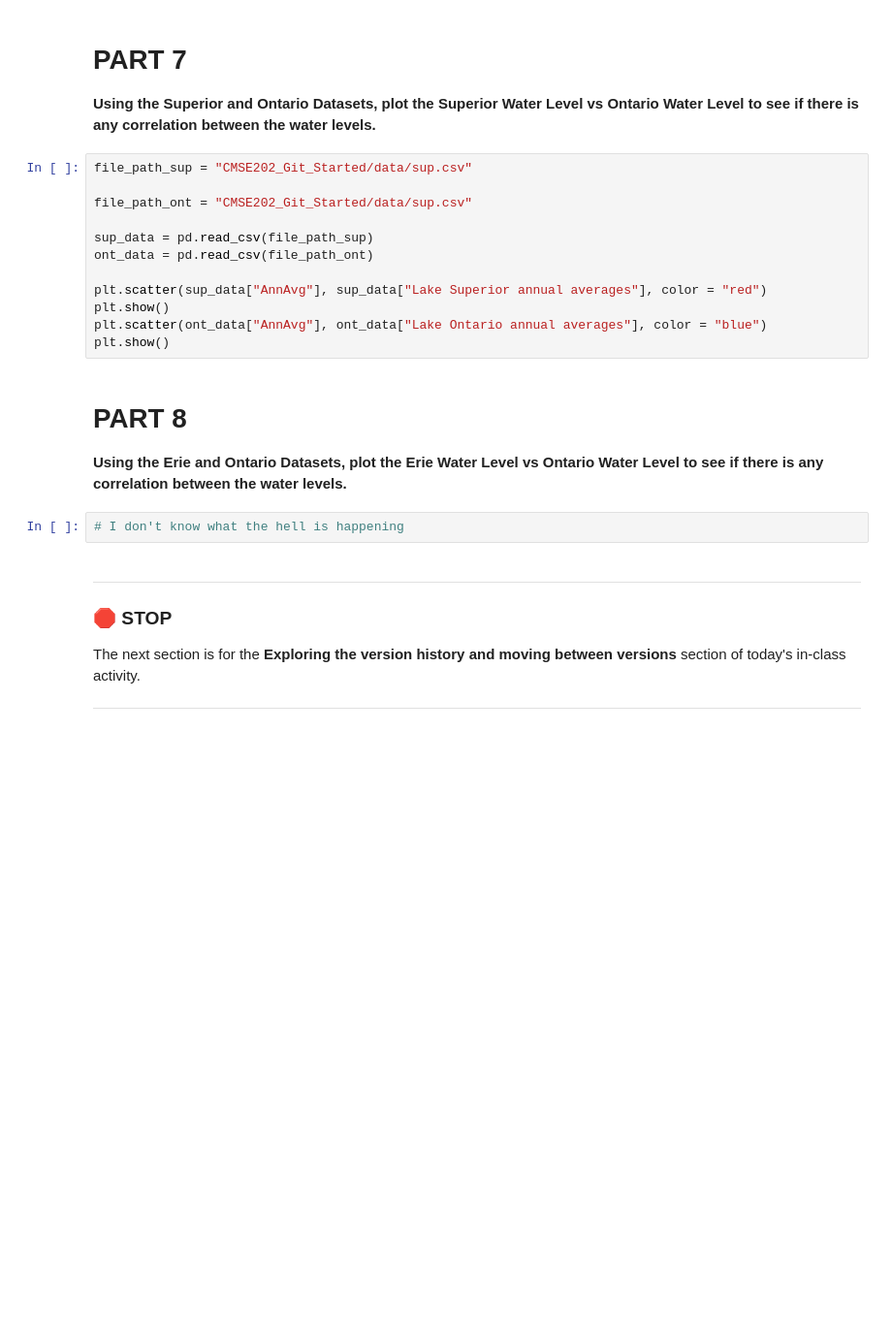
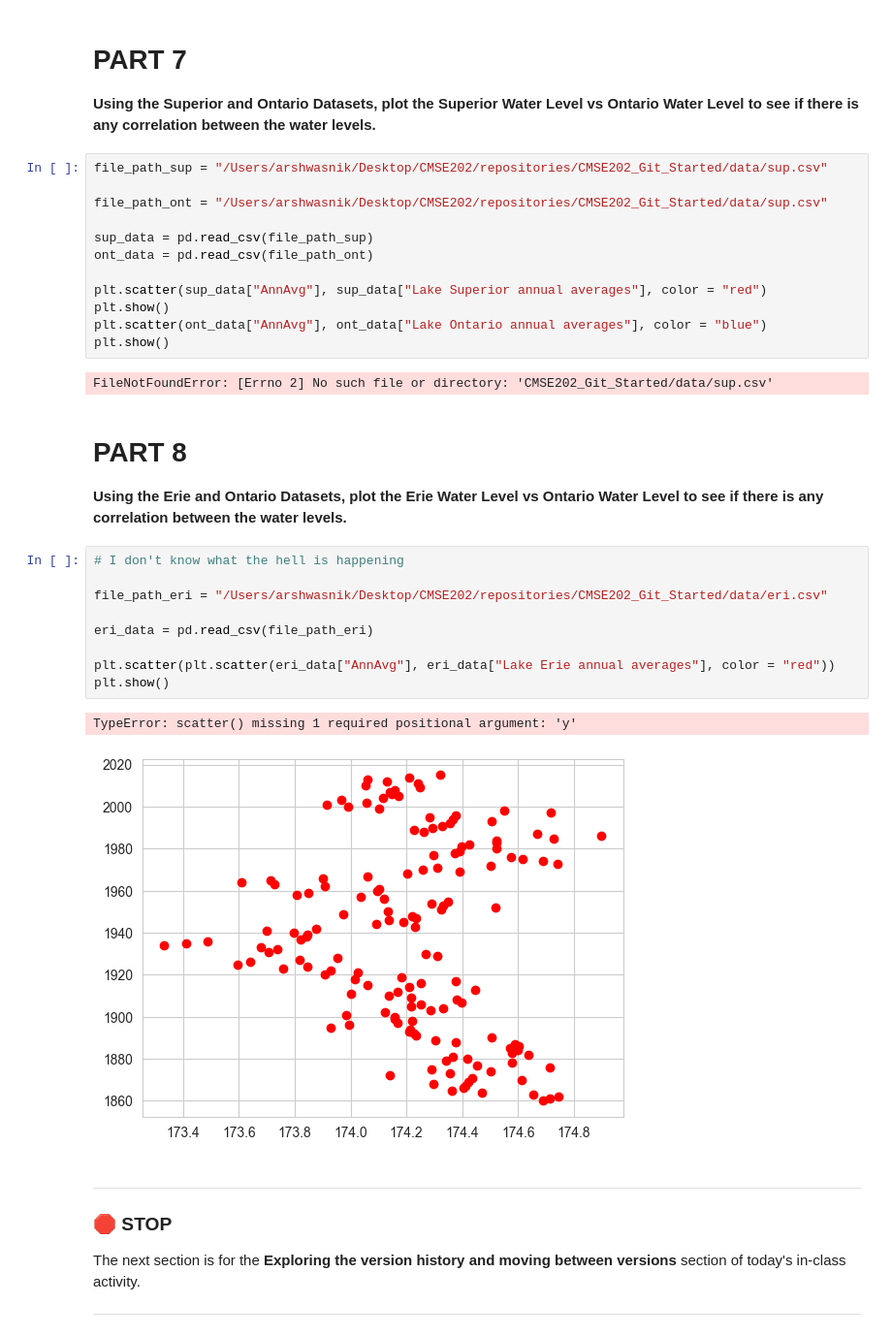
Before and after one commit to chittur4/CMSE202_Git_Started, a Jupyter notebook: Great_Lakes_and_Grand_River.ipynb, the cells around one changed output. Shown at 97% size. Cells and saved outputs as stored; diff of their text form; blank space fills up the shorter version.

```diff
--- a/Great_Lakes_and_Grand_River.ipynb
+++ b/Great_Lakes_and_Grand_River.ipynb
@@ -65,9 +65,9 @@ This notebook **might look very familiar!** It is based off a CMSE 201 assignmen
 
 **Using the Superior and Ontario Datasets, plot the Superior Water Level vs Ontario Water Level to see if there is any correlation between the water levels.**
 # %%
-file_path_sup = "CMSE202_Git_Started/data/sup.csv"
+file_path_sup = "/Users/arshwasnik/Desktop/CMSE202/repositories/CMSE202_Git_Started/data/sup.csv"
 
-file_path_ont = "CMSE202_Git_Started/data/sup.csv"
+file_path_ont = "/Users/arshwasnik/Desktop/CMSE202/repositories/CMSE202_Git_Started/data/sup.csv"
 
 sup_data = pd.read_csv(file_path_sup)
 ont_data = pd.read_csv(file_path_ont)
@@ -76,12 +76,24 @@ plt.scatter(sup_data["AnnAvg"], sup_data["Lake Superior annual averages"], color
 plt.show()
 plt.scatter(ont_data["AnnAvg"], ont_data["Lake Ontario annual averages"], color = "blue")
 plt.show()
+# %% [output]
+FileNotFoundError: [Errno 2] No such file or directory: 'CMSE202_Git_Started/data/sup.csv'
 # %% [markdown]
 # PART 8
 
 **Using the Erie and Ontario Datasets, plot the Erie Water Level vs Ontario Water Level to see if there is any correlation between the water levels.**
-# %%
-# I don't know what the hell is happening
+# %%
+# I don't know what the hell is happening
+
+file_path_eri = "/Users/arshwasnik/Desktop/CMSE202/repositories/CMSE202_Git_Started/data/eri.csv"
+
+eri_data = pd.read_csv(file_path_eri)
+
+plt.scatter(plt.scatter(eri_data["AnnAvg"], eri_data["Lake Erie annual averages"], color = "red"))
+plt.show()
+# %% [output]
+TypeError: scatter() missing 1 required positional argument: 'y'
+[figure, added]
 # %% [markdown]
 ---
 ### &#128721; STOP
```
